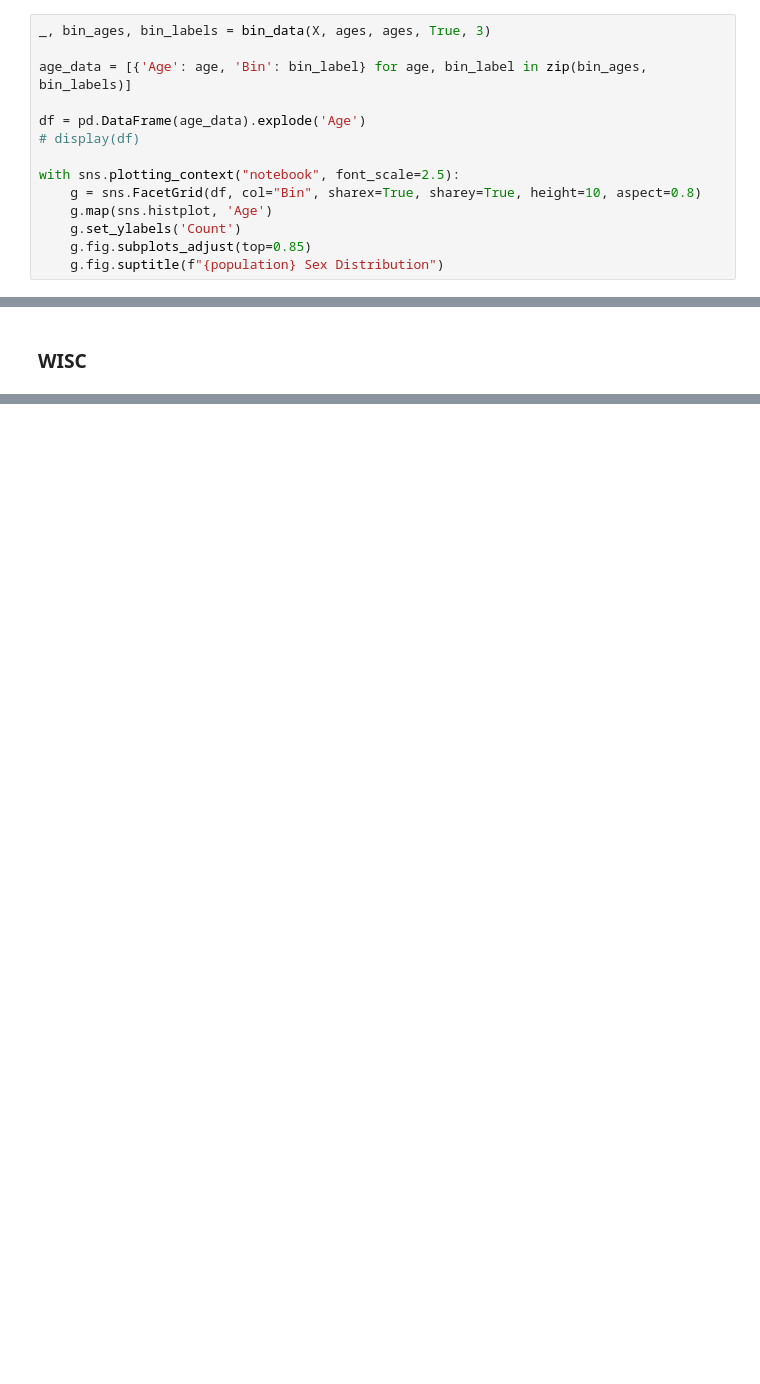
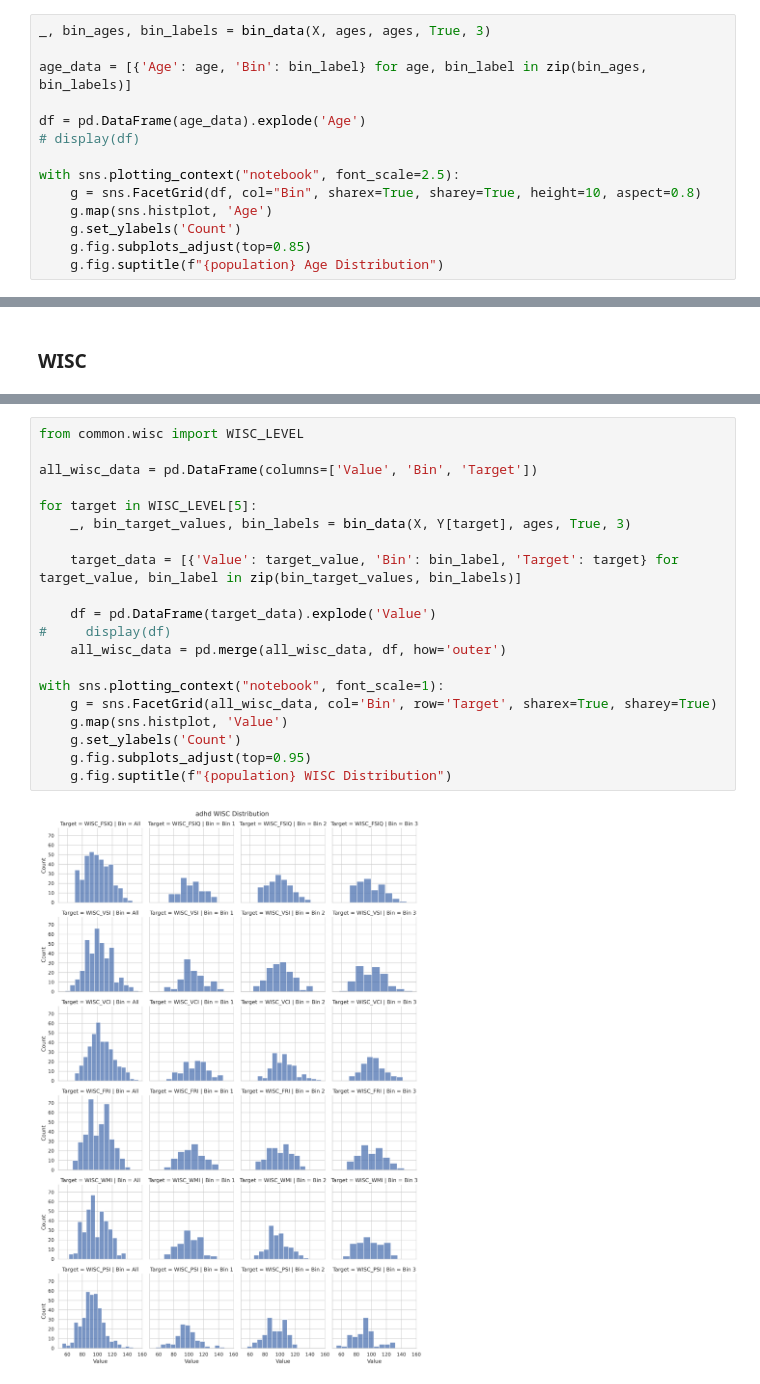
Before and after one commit to Brian-Pho/MSc_Research-Project, a Jupyter notebook: src/Preprocessing/Plot Data Distributions.ipynb, the cells around one changed output, grey strips where cells are left out. Saved outputs shown, nothing was run; the diff lists cells and outputs as text; blank space fills up the shorter version.

Commit message:
Add updated ADHD dataset distributions and update age cross-prediction

```diff
--- a/src/Preprocessing/Plot Data Distributions.ipynb
+++ b/src/Preprocessing/Plot Data Distributions.ipynb
@@ -70,5 +70,5 @@ with sns.plotting_context("notebook", font_scale=2.5):
     g.map(sns.histplot, 'Age')
     g.set_ylabels('Count')
     g.fig.subplots_adjust(top=0.85)
-    g.fig.suptitle(f"{population} Sex Distribution")
+    g.fig.suptitle(f"{population} Age Distribution")
 # %% [output]
@@ -81,0 +78,22 @@ bin, target, value
+# %%
+from common.wisc import WISC_LEVEL
+
+all_wisc_data = pd.DataFrame(columns=['Value', 'Bin', 'Target'])
+
+for target in WISC_LEVEL[5]:
+    _, bin_target_values, bin_labels = bin_data(X, Y[target], ages, True, 3)
+
+    target_data = [{'Value': target_value, 'Bin': bin_label, 'Target': target} for target_value, bin_label in zip(bin_target_values, bin_labels)]
+
+    df = pd.DataFrame(target_data).explode('Value')
+#     display(df)
+    all_wisc_data = pd.merge(all_wisc_data, df, how='outer')
+
+with sns.plotting_context("notebook", font_scale=1):
+    g = sns.FacetGrid(all_wisc_data, col='Bin', row='Target', sharex=True, sharey=True)
+    g.map(sns.histplot, 'Value')
+    g.set_ylabels('Count')
+    g.fig.subplots_adjust(top=0.95)
+    g.fig.suptitle(f"{population} WISC Distribution")
+# %% [output]
+[figure, added]
```
Also changed, not shown: parts of 2 cells of this notebook, 18 other files.
